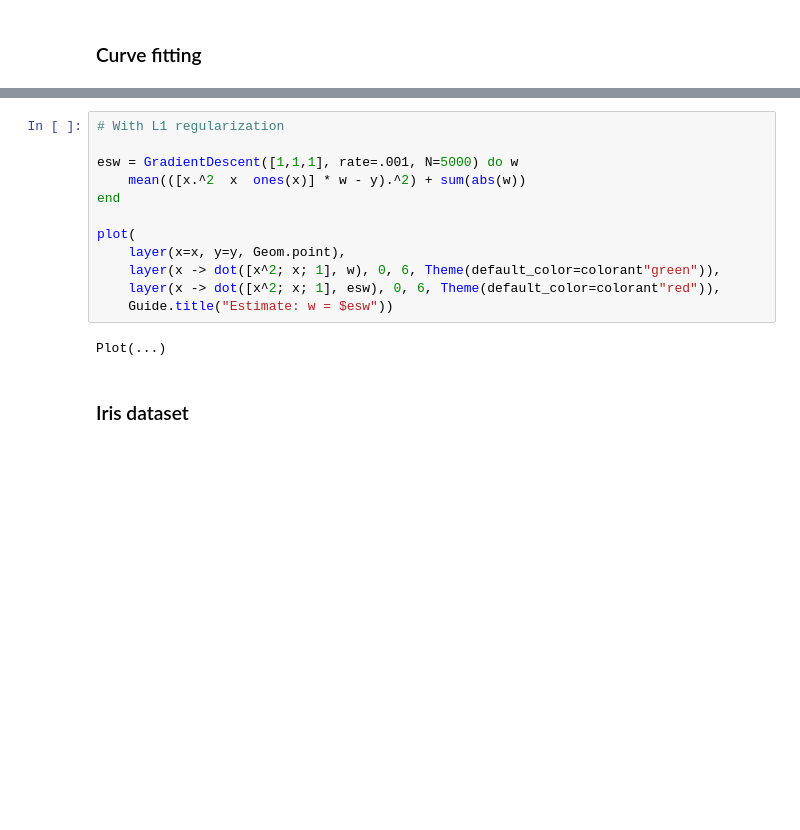
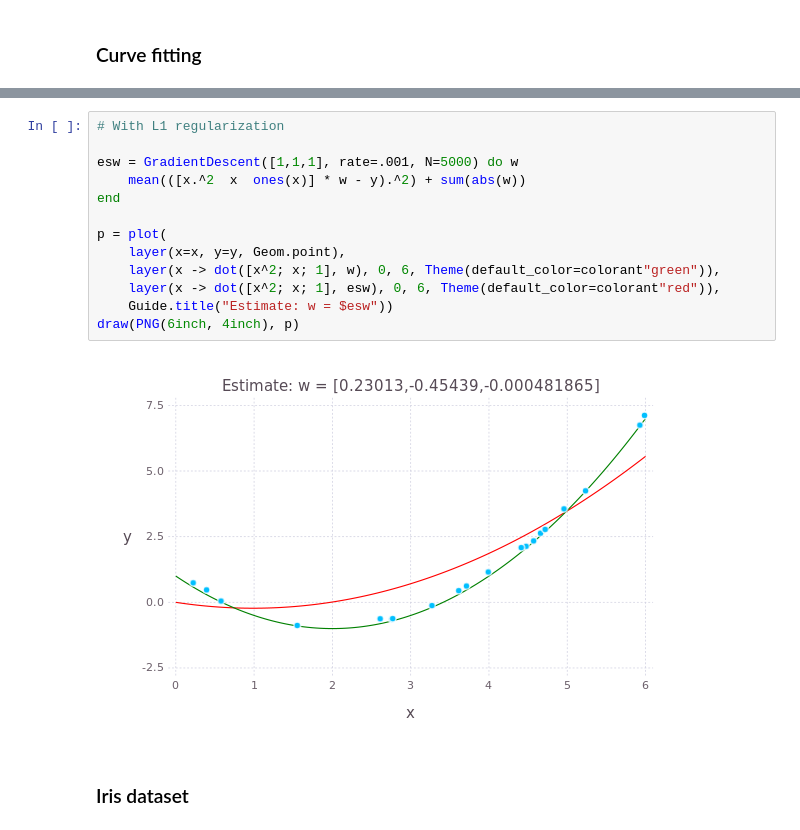
Before and after one commit to karlsruhe-ai/techtalks, a Jupyter notebook: 17-03-15 Matthias Richter - Automatic Differentiation/AutodiffDemo.ipynb, the cells around one changed output, grey strips where cells are left out. Drawn from its saved outputs; the diff is of its cells as text; blank space fills up the shorter version.

```diff
--- a/17-03-15 Matthias Richter - Automatic Differentiation/AutodiffDemo.ipynb
+++ b/17-03-15 Matthias Richter - Automatic Differentiation/AutodiffDemo.ipynb
@@ -59,17 +61,18 @@ Plot(...)
 # %%
 # With L1 regularization
 
 esw = GradientDescent([1,1,1], rate=.001, N=5000) do w
     mean(([x.^2  x  ones(x)] * w - y).^2) + sum(abs(w))
 end
 
-plot(
+p = plot(
     layer(x=x, y=y, Geom.point),
     layer(x -> dot([x^2; x; 1], w), 0, 6, Theme(default_color=colorant"green")),
     layer(x -> dot([x^2; x; 1], esw), 0, 6, Theme(default_color=colorant"red")),
     Guide.title("Estimate: w = $esw"))
+draw(PNG(6inch, 4inch), p)
 # %% [output]
-Plot(...)
+[figure, added]
 # %% [markdown]
 ### Iris dataset
 # %%
```
Also changed, not shown: parts of 5 cells of this notebook.
